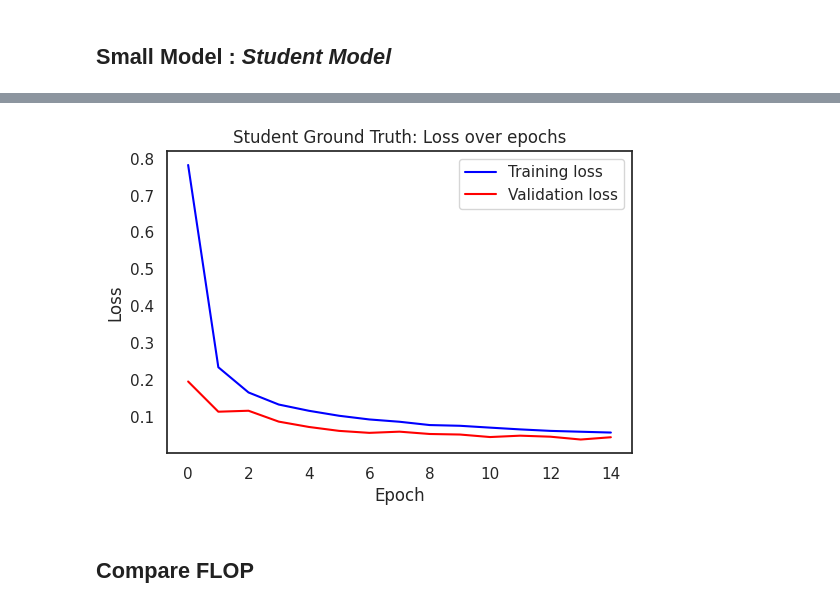
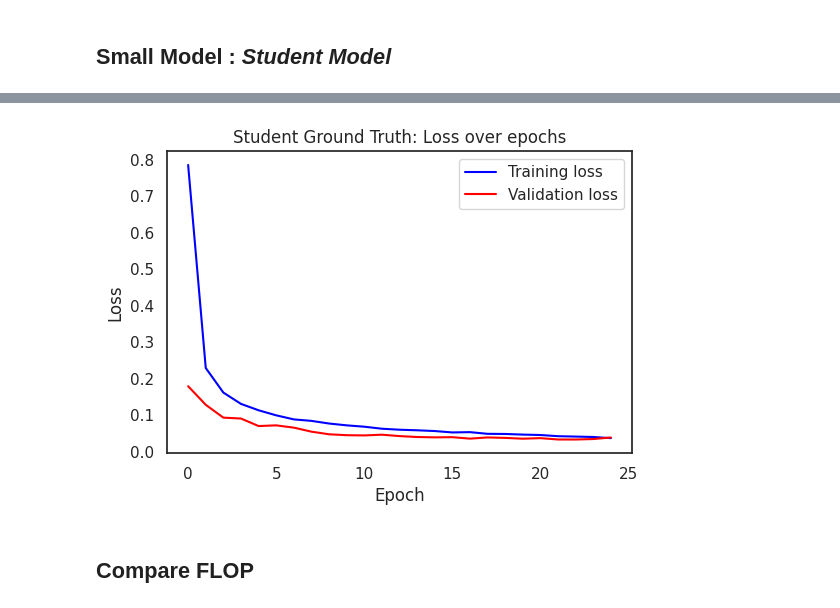
Before and after one commit to gamecicn/ECE661_FinalProject, a Jupyter notebook: notebooks/yw/question1_linear.ipynb, the cells around one changed output, grey strips where cells are left out. Cells and saved outputs as stored; diff of their text form; code cells hidden in the pictures.

```diff
--- a/notebooks/yw/question1_linear.ipynb
+++ b/notebooks/yw/question1_linear.ipynb
@@ -370,7 +333,7 @@ class SmallNet(nn.Module):
 
 # Train
 LEARNING_RATE = 0.01
-N_EPOCHS = 15
+N_EPOCHS = 25
 
 print(f"=======> Student model")
 model_s = SmallNet(N_CLASSES).to(DEVICE)
@@ -412,4 +376,4 @@ torch.save(model_s.state_dict(), f"{dir_path}/student_ground_truth_parameters.pt
-[figure, old version]
+[figure, new version]
 # %% [markdown]
 ## Compare FLOP
 # %%
```
Also changed, not shown: parts of 4 cells of this notebook, 2 other files.
